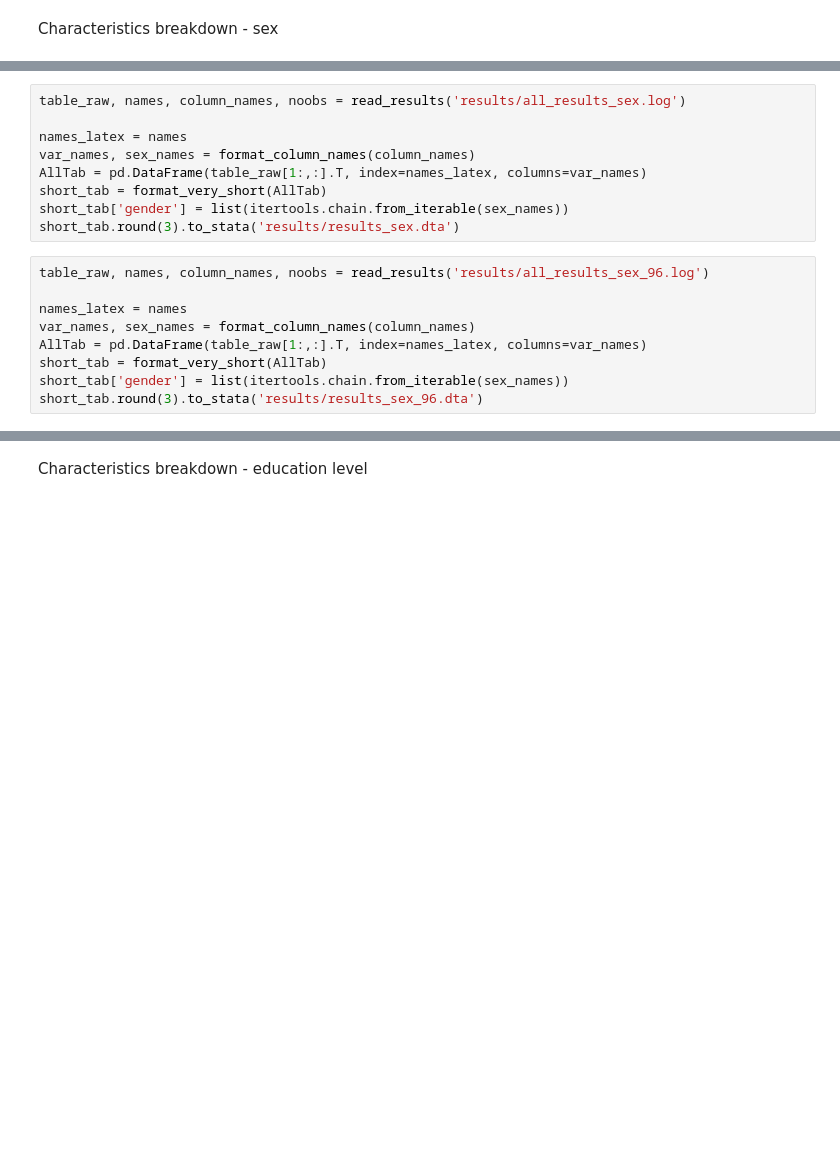
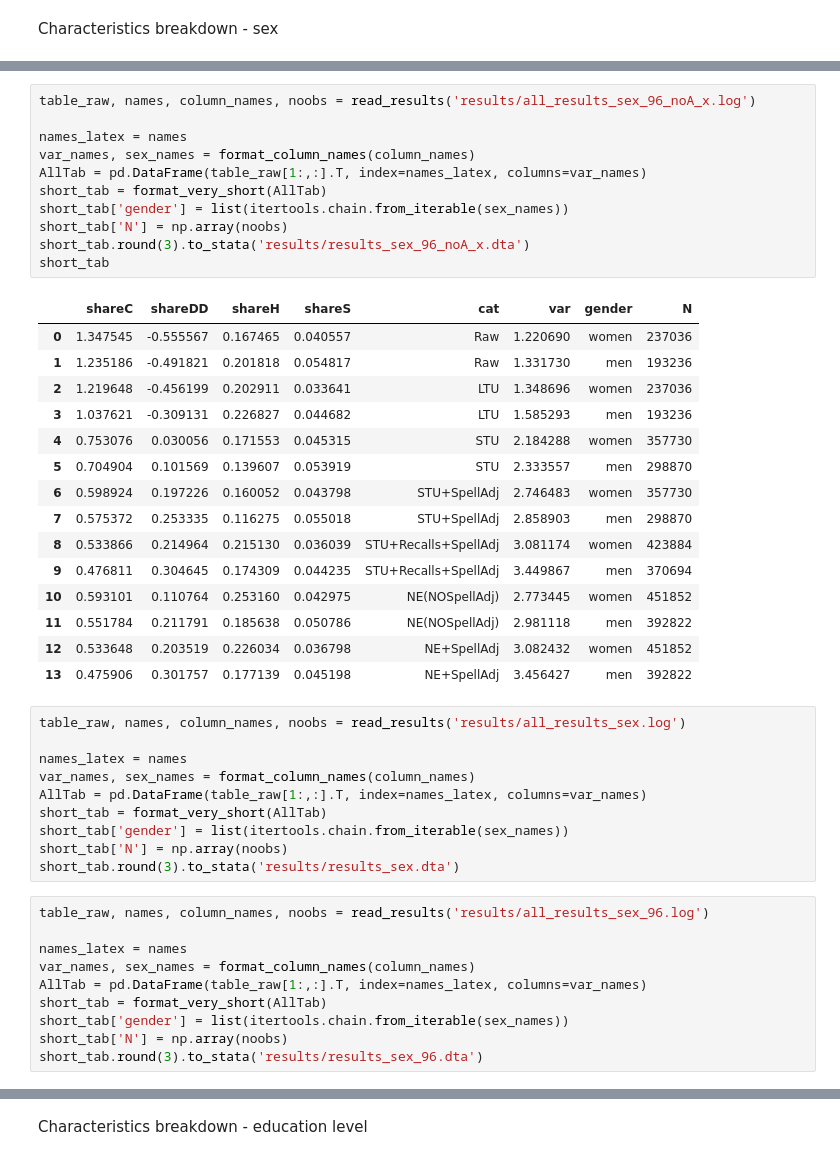
Before and after one commit to crisla/UVD_ABS_code, a Jupyter notebook: tables_and_plots.ipynb, the cells around one changed output, grey strips where cells are left out. Saved outputs shown, nothing was run; the diff lists cells and outputs as text; blank space fills up the shorter version.

```diff
--- a/tables_and_plots.ipynb
+++ b/tables_and_plots.ipynb
@@ -283,3 +343,30 @@ short_tab.round(3).to_stata('results/results_sex_96_noA.dta')
+# %%
+table_raw, names, column_names, noobs = read_results('results/all_results_sex_96_noA_x.log')
+
+names_latex = names
+var_names, sex_names = format_column_names(column_names)
+AllTab = pd.DataFrame(table_raw[1:,:].T, index=names_latex, columns=var_names)
+short_tab = format_very_short(AllTab)
+short_tab['gender'] = list(itertools.chain.from_iterable(sex_names))
+short_tab['N'] = np.array(noobs)
+short_tab.round(3).to_stata('results/results_sex_96_noA_x.dta')
+short_tab
+# %% [output]
+|  | shareC | shareDD | shareH | shareS | cat | var | gender | N |
+| 0 | 1.347545 | -0.555567 | 0.167465 | 0.040557 | Raw | 1.220690 | women | 237036 |
+| 1 | 1.235186 | -0.491821 | 0.201818 | 0.054817 | Raw | 1.331730 | men | 193236 |
+| 2 | 1.219648 | -0.456199 | 0.202911 | 0.033641 | LTU | 1.348696 | women | 237036 |
+| 3 | 1.037621 | -0.309131 | 0.226827 | 0.044682 | LTU | 1.585293 | men | 193236 |
+| 4 | 0.753076 | 0.030056 | 0.171553 | 0.045315 | STU | 2.184288 | women | 357730 |
+| 5 | 0.704904 | 0.101569 | 0.139607 | 0.053919 | STU | 2.333557 | men | 298870 |
+| 6 | 0.598924 | 0.197226 | 0.160052 | 0.043798 | STU+SpellAdj | 2.746483 | women | 357730 |
+| 7 | 0.575372 | 0.253335 | 0.116275 | 0.055018 | STU+SpellAdj | 2.858903 | men | 298870 |
+| 8 | 0.533866 | 0.214964 | 0.215130 | 0.036039 | STU+Recalls+SpellAdj | 3.081174 | women | 423884 |
+| 9 | 0.476811 | 0.304645 | 0.174309 | 0.044235 | STU+Recalls+SpellAdj | 3.449867 | men | 370694 |
+| 10 | 0.593101 | 0.110764 | 0.253160 | 0.042975 | NE(NOSpellAdj) | 2.773445 | women | 451852 |
+| 11 | 0.551784 | 0.211791 | 0.185638 | 0.050786 | NE(NOSpellAdj) | 2.981118 | men | 392822 |
+| 12 | 0.533648 | 0.203519 | 0.226034 | 0.036798 | NE+SpellAdj | 3.082432 | women | 451852 |
+| 13 | 0.475906 | 0.301757 | 0.177139 | 0.045198 | NE+SpellAdj | 3.456427 | men | 392822 |
 # %%
 table_raw, names, column_names, noobs = read_results('results/all_results_sex.log')
 
@@ -288,6 +375,7 @@ var_names, sex_names = format_column_names(column_names)
 AllTab = pd.DataFrame(table_raw[1:,:].T, index=names_latex, columns=var_names)
 short_tab = format_very_short(AllTab)
 short_tab['gender'] = list(itertools.chain.from_iterable(sex_names))
+short_tab['N'] = np.array(noobs)
 short_tab.round(3).to_stata('results/results_sex.dta')
 # %%
 table_raw, names, column_names, noobs = read_results('results/all_results_sex_96.log')
@@ -297,6 +385,7 @@ var_names, sex_names = format_column_names(column_names)
 AllTab = pd.DataFrame(table_raw[1:,:].T, index=names_latex, columns=var_names)
 short_tab = format_very_short(AllTab)
 short_tab['gender'] = list(itertools.chain.from_iterable(sex_names))
+short_tab['N'] = np.array(noobs)
 short_tab.round(3).to_stata('results/results_sex_96.dta')
 # %%
 table_raw, names, column_names, noobs = read_results('results/all_results_sex_noA.log')
```
Also changed, not shown: parts of 12 cells of this notebook, 16 other files.
